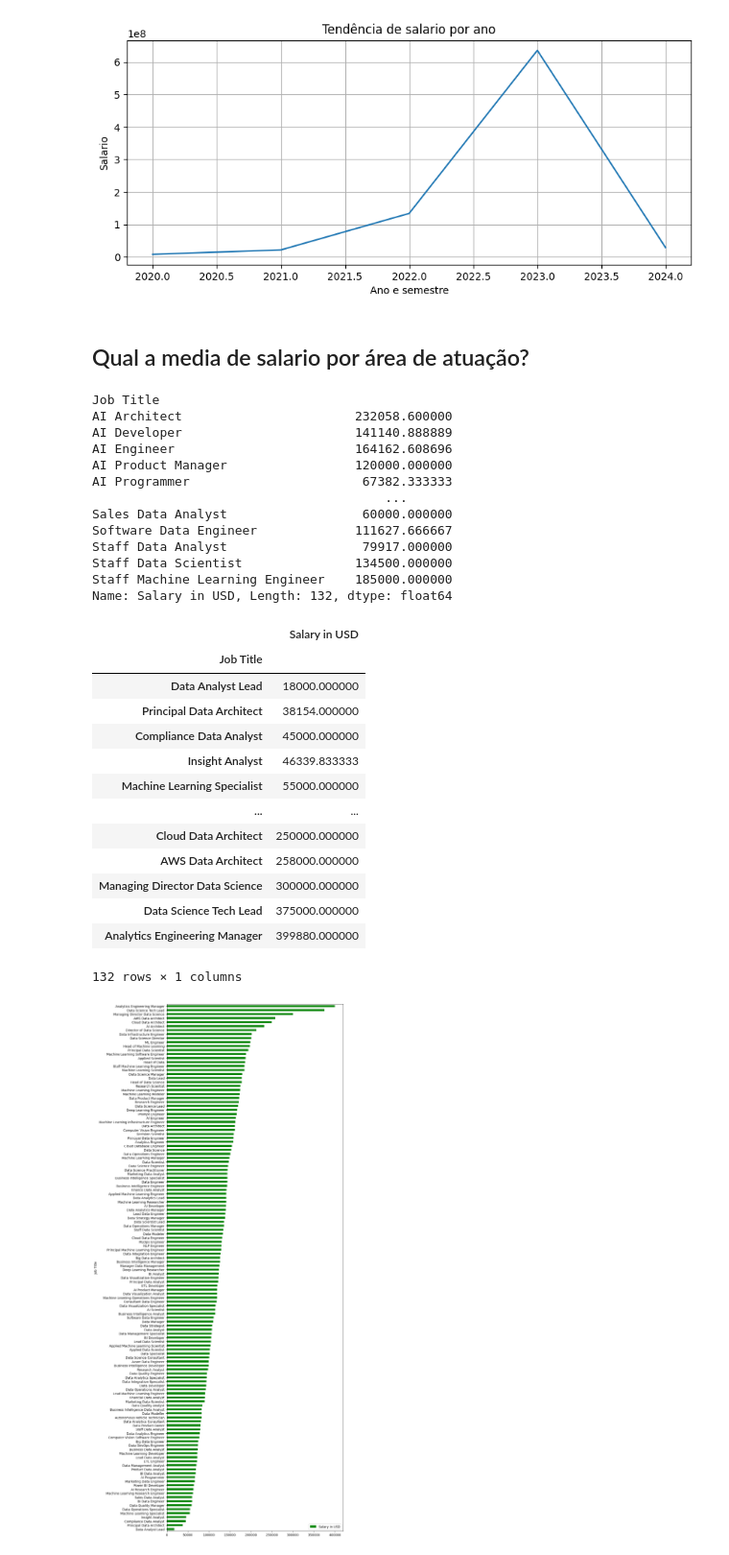
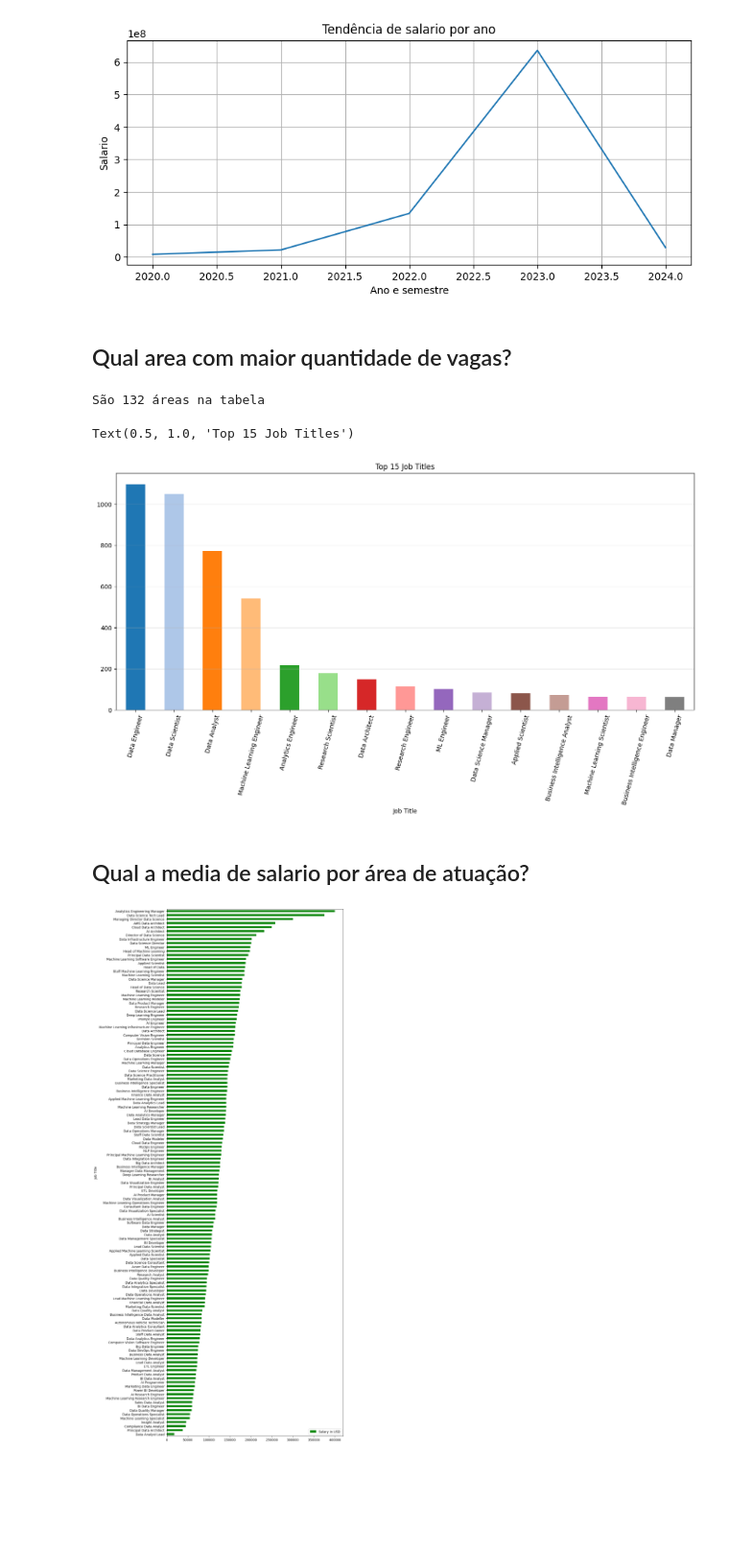
Before and after one commit to LiliamLtx/DataScience, a Jupyter notebook: salarios2024.ipynb, the cells around one changed output. Shown at 96% size. Cells and saved outputs as stored; diff of their text form; code cells hidden in the pictures; blank space fills up the shorter version.

```diff
--- a/salarios2024.ipynb
+++ b/salarios2024.ipynb
@@ -178,41 +179,24 @@ plt.grid(True)
 plt.show()
 # %% [output]
 [figure]
+# %% [markdown]
+## Qual area com maior quantidade de vagas?
+# %%
+distruibuição_vagas = salarios['Job Title'].nunique()
+print(f'São {distruibuição_vagas} áreas na tabela')
+# %% [output]
+São 132 áreas na tabela
+# %%
+plt.figure(figsize = (17, 7))
+top15_JobTitle = salarios["Job Title"].value_counts()[:15]
+top15_JobTitle.plot(kind = 'bar',  color = sns.color_palette('tab20'), rot = 75)
+plt.grid(axis='y', alpha=0.3)
+plt.title('Top 15 Job Titles')
+# %% [output]
+Text(0.5, 1.0, 'Top 15 Job Titles')
+[figure, added]
 # %% [markdown]
 ## Qual a media de salario por área de atuação?
-# %%
-salarios.groupby('Job Title')['Salary in USD'].mean(numeric_only= True)
-# %% [output]
-Job Title
-AI Architect                       232058.600000
-AI Developer                       141140.888889
-AI Engineer                        164162.608696
-AI Product Manager                 120000.000000
-AI Programmer                       67382.333333
-                                       ...
-Sales Data Analyst                  60000.000000
-Software Data Engineer             111627.666667
-Staff Data Analyst                  79917.000000
-Staff Data Scientist               134500.000000
-Staff Machine Learning Engineer    185000.000000
-Name: Salary in USD, Length: 132, dtype: float64
-# %%
-salarios.groupby('Job Title')[['Salary in USD']].mean().sort_values('Salary in USD')
-# %% [output]
-|  | Salary in USD |
-| Job Title |  |
-| Data Analyst Lead | 18000.000000 |
-| Principal Data Architect | 38154.000000 |
-| Compliance Data Analyst | 45000.000000 |
-| Insight Analyst | 46339.833333 |
-| Machine Learning Specialist | 55000.000000 |
-| ... | ... |
-| Cloud Data Architect | 250000.000000 |
-| AWS Data Architect | 258000.000000 |
-| Managing Director Data Science | 300000.000000 |
-| Data Science Tech Lead | 375000.000000 |
-| Analytics Engineering Manager | 399880.000000 |
-132 rows × 1 columns
 # %%
 salario_area = salarios.groupby('Job Title')[['Salary in USD']].mean().sort_values('Salary in USD')
 salario_area.plot(kind='barh', figsize=(10, 30), color ='green');
```
Also changed, not shown: parts of 7 cells of this notebook.
